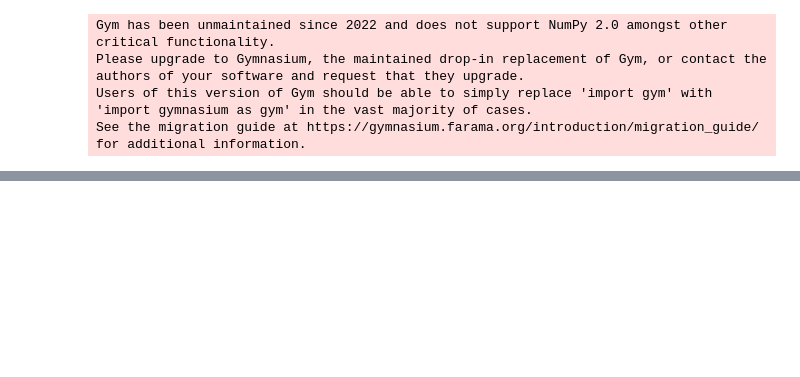
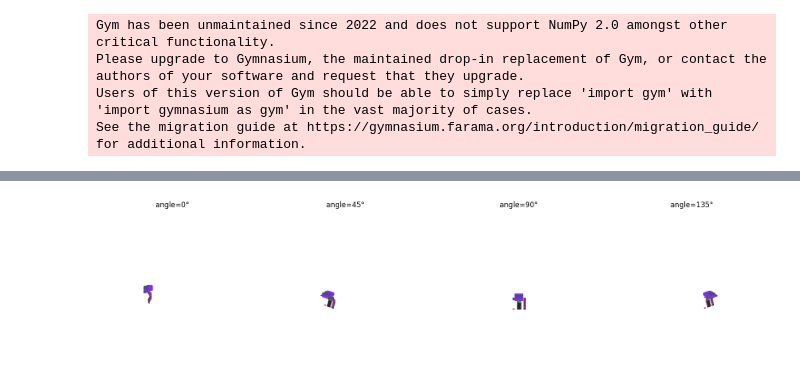
Before and after one commit to dexterdley/ORTHOWORLDS, a Jupyter notebook: ortho/gen_orthographic_worlds.ipynb, the cells around one changed output, grey strips where cells are left out. Cells and saved outputs as stored; diff of their text form; code cells hidden in the pictures; blank space fills up the shorter version.

```diff
--- a/ortho/gen_orthographic_worlds.ipynb
+++ b/ortho/gen_orthographic_worlds.ipynb
@@ -164,3 +230,35 @@ SyntaxError: 'break' outside loop (668683560.py, line 1)
+# %%
+def oblique(V, V_rgb, angle=180, elev=50, scale=10, bg=1.0):
+    """Rotatable 3D view. angle: spin around z (deg), elev: tilt toward viewer (deg)."""
+    idx = np.argwhere(V)
+    p = idx - (N - 1) / 2                                     # centre the grid at the origin
+    a, e = np.radians(angle), np.radians(elev)
+
+    # Spin around z
+    x = p[:, 0] * np.cos(a) - p[:, 1] * np.sin(a)
+    y = p[:, 0] * np.sin(a) + p[:, 1] * np.cos(a)
+    z = p[:, 2]
+    # Tilt around the screen's horizontal axis
+    v     = z * np.cos(e) + y * np.sin(e)                     # screen up
+    depth = y * np.cos(e) - z * np.sin(e)                     # into the screen
+
+    S = int(np.ceil(N * np.sqrt(3))) * scale                  # big enough for any rotation
+    u_px = ((x + S / scale / 2) * scale).astype(int)
+    v_px = ((v + S / scale / 2) * scale).astype(int)
+
+    img = np.full((S, S, 3), bg, np.float32)
+    s = int(np.ceil(scale * 1.5))                             # slightly oversized splat, no gaps
+    for i in np.argsort(-depth):                              # far -> near
+        img[v_px[i]:v_px[i] + s, u_px[i]:u_px[i] + s] = V_rgb[tuple(idx[i])]
+    return img
+
+fig, ax = plt.subplots(1, 4, figsize=(20, 8))
+for a_, ang in zip(ax, [0, 45, 90, 135]):
+    a_.imshow(oblique(V, V_rgb, angle=ang, elev=20), origin="lower")
+    a_.set_title(f"angle={ang}°"); a_.axis("off")
+plt.show()
+# %% [output]
+[figure, added]
 # %%
 from IPython.display import Audio, display
 import io
```
Also changed, not shown: parts of 6 cells of this notebook, 29 other files.
